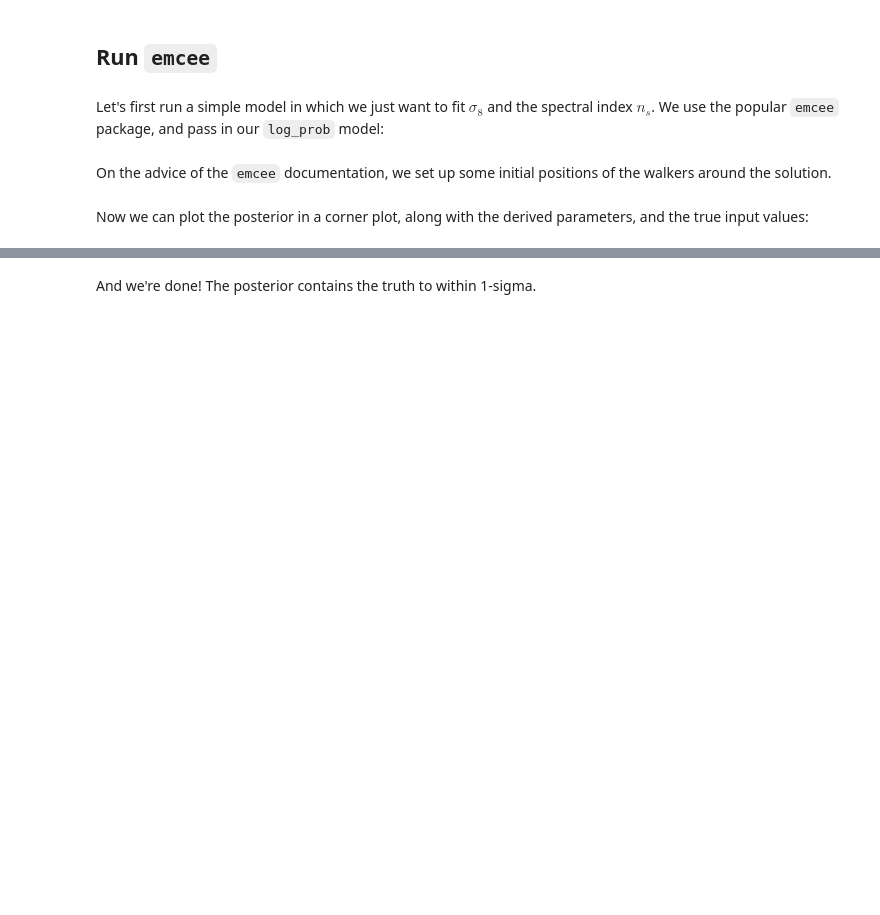
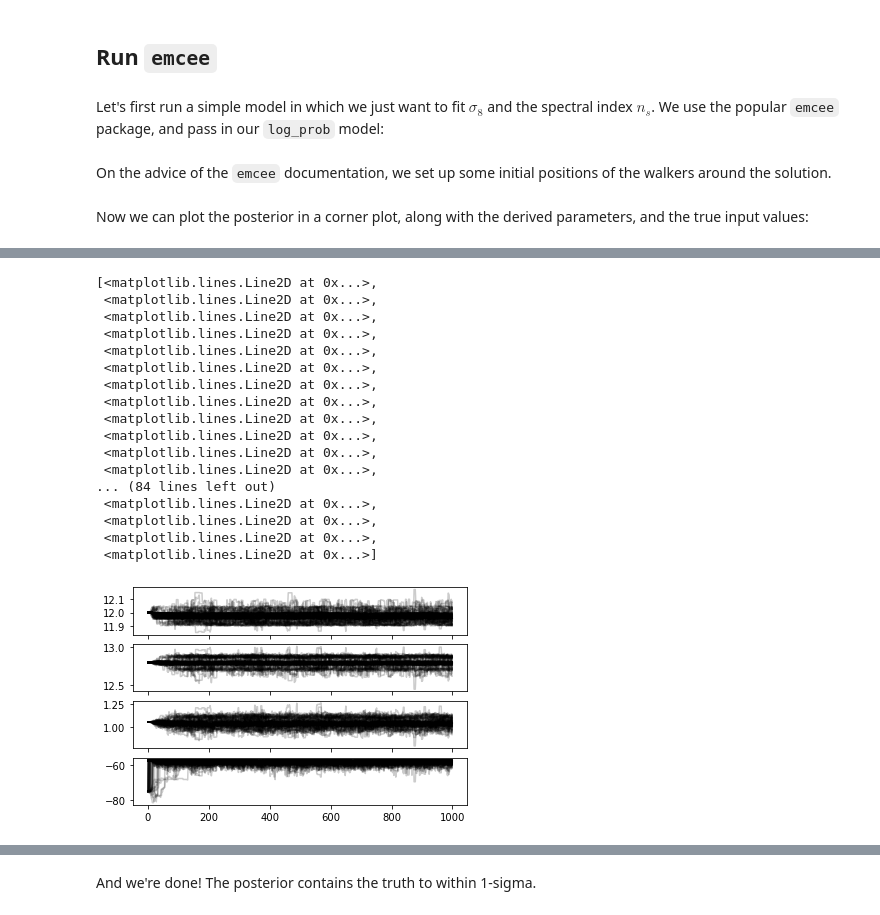
Before and after one commit to halomod/halomod, a Jupyter notebook: docs/examples/fitting.ipynb, the cells around one changed output, grey strips where cells are left out. Drawn from its saved outputs; the diff is of its cells as text; code cells hidden in the pictures; blank space fills up the shorter version.

```diff
--- a/docs/examples/fitting.ipynb
+++ b/docs/examples/fitting.ipynb
@@ -205,0 +237,25 @@ corner.corner(
+# %%
+fig, ax = plt.subplots(4, 1, sharex=True)
+ax[0].plot(sampler.get_chain()[:,:,0], color='k', alpha=0.2)
+ax[1].plot(sampler.get_chain()[:,:,1], color='k', alpha=0.2)
+ax[2].plot(sampler.get_chain()[:,:,2], color='k', alpha=0.2);
+ax[3].plot(sampler.get_log_prob(), color='k', alpha=0.2);
+# %% [output]
+[<matplotlib.lines.Line2D at 0x...>,
+ <matplotlib.lines.Line2D at 0x...>,
+ <matplotlib.lines.Line2D at 0x...>,
+ <matplotlib.lines.Line2D at 0x...>,
+ <matplotlib.lines.Line2D at 0x...>,
+ <matplotlib.lines.Line2D at 0x...>,
+ <matplotlib.lines.Line2D at 0x...>,
+ <matplotlib.lines.Line2D at 0x...>,
+ <matplotlib.lines.Line2D at 0x...>,
+ <matplotlib.lines.Line2D at 0x...>,
+ <matplotlib.lines.Line2D at 0x...>,
+ <matplotlib.lines.Line2D at 0x...>,
+... (84 lines left out)
+ <matplotlib.lines.Line2D at 0x...>,
+ <matplotlib.lines.Line2D at 0x...>,
+ <matplotlib.lines.Line2D at 0x...>,
+ <matplotlib.lines.Line2D at 0x...>]
+[figure, added]
```
Also changed, not shown: parts of 34 cells of this notebook.
